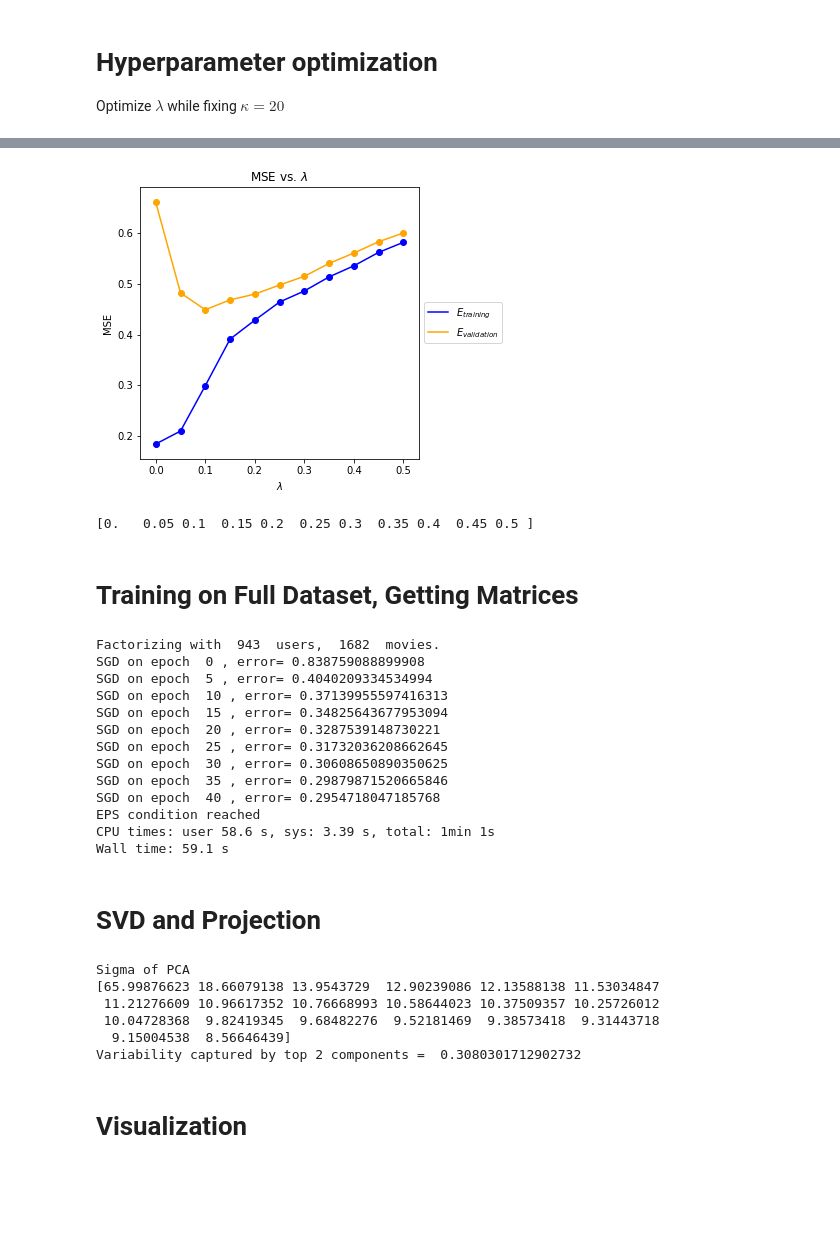
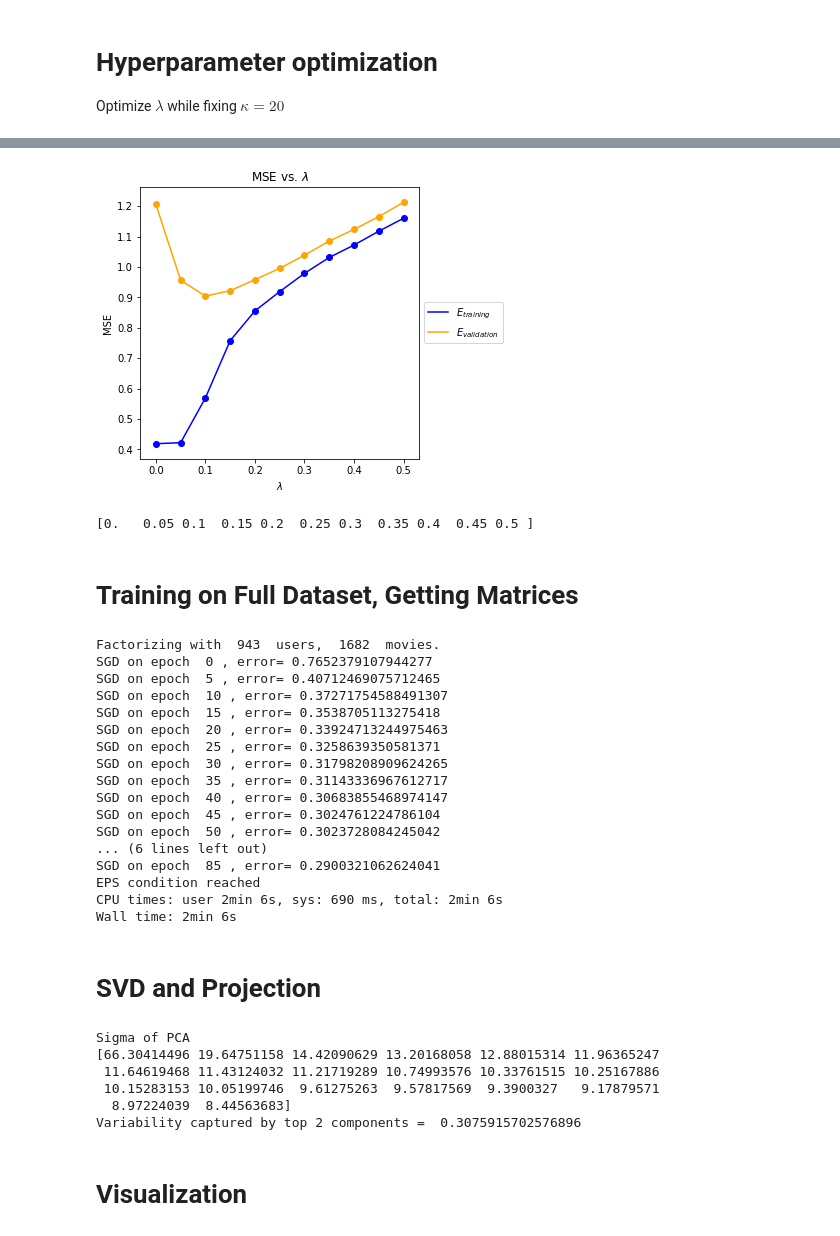
Before and after one commit to miladtaghavi/Miniproject2, a Jupyter notebook: Factorization_NoBias_ZC.ipynb, the cells around one changed output, grey strips where cells are left out. Cells and saved outputs as stored; diff of their text form; code cells hidden in the pictures; blank space fills up the shorter version.

```diff
--- a/Factorization_NoBias_ZC.ipynb
+++ b/Factorization_NoBias_ZC.ipynb
@@ -155,63 +156,73 @@ Wall time: 14min 45s
 # %%
 # Plot values of E_in across k for each value of lambda
 plt.figure(1,figsize=(5,5))
-plt.plot(regs, E_train, label='$E_{training}$',color='blue')
-plt.scatter(regs, E_train,color='blue')
-plt.plot(regs, E_val, label='$E_{validation}$',color='orange')
-plt.scatter(regs, E_val,color='orange')
+plt.plot(regs, 2*E_train, label='$E_{training}$',color='blue')
+plt.scatter(regs, 2*E_train,color='blue')
+plt.plot(regs, 2*E_val, label='$E_{validation}$',color='orange')
+plt.scatter(regs, 2*E_val,color='orange')
 plt.title('MSE vs. $\lambda$')
 plt.xlabel('$\lambda$')
 plt.ylabel('MSE')
 plt.legend(loc='center left', bbox_to_anchor=(1, 0.5))
 plt.savefig('MatrixFactor_hw.png',bbox_inches='tight')
 plt.show()
 print(regs)
 # %% [output]
-[figure, old version]
+[figure, new version]
 [0.   0.05 0.1  0.15 0.2  0.25 0.3  0.35 0.4  0.45 0.5 ]
 # %% [markdown]
 # Training on Full Dataset, Getting Matrices
 # %%
 %%time
+# Load data
+Y_train = np.loadtxt('./data/train.txt').astype(int)
+Y_test = np.loadtxt('./data/test.txt').astype(int)
+full = np.loadtxt("./data/data.txt").astype(int)
+
 M = max(max(Y_train[:,0]), max(Y_test[:,0])).astype(int) # users
 N = max(max(Y_train[:,1]), max(Y_test[:,1])).astype(int) # movies
 print("Factorizing with ", M, " users, ", N, " movies.")
 K=20
-reg = 0.1
+reg = 0.1plt.scatter(V_PCA[:,0],V_PCA[:,1],c=clusters,s=np.sqrt(avgscores)*10,cmap='jet',alpha=0.5)
+
 eta = 0.03 # learning rate
-U,V,err = train_model(M, N, K, eta, reg, Y_train)
+U,V,err = train_model(M, N, K, eta, reg, full)
 # %% [output]
 Factorizing with  943  users,  1682  movies.
-SGD on epoch  0 , error= 0.838759088899908
-SGD on epoch  5 , error= 0.4040209334534994
-SGD on epoch  10 , error= 0.37139955597416313
-SGD on epoch  15 , error= 0.34825643677953094
-SGD on epoch  20 , error= 0.3287539148730221
-SGD on epoch  25 , error= 0.31732036208662645
-SGD on epoch  30 , error= 0.30608650890350625
-SGD on epoch  35 , error= 0.29879871520665846
-SGD on epoch  40 , error= 0.2954718047185768
+SGD on epoch  0 , error= 0.7652379107944277
+SGD on epoch  5 , error= 0.40712469075712465
+SGD on epoch  10 , error= 0.37271754588491307
+SGD on epoch  15 , error= 0.3538705113275418
+SGD on epoch  20 , error= 0.33924713244975463
+SGD on epoch  25 , error= 0.3258639350581371
+SGD on epoch  30 , error= 0.31798208909624265
+SGD on epoch  35 , error= 0.31143336967612717
+SGD on epoch  40 , error= 0.30683855468974147
+SGD on epoch  45 , error= 0.3024761224786104
+SGD on epoch  50 , error= 0.3023728084245042
+... (6 lines left out)
+SGD on epoch  85 , error= 0.2900321062624041
 EPS condition reached
-CPU times: user 58.6 s, sys: 3.39 s, total: 1min 1s
-Wall time: 59.1 s
+CPU times: user 2min 6s, sys: 690 ms, total: 2min 6s
+Wall time: 2min 6s
 # %% [markdown]
 # SVD and Projection
 # %%
 # Do SVD (singular value decomposition) on the matrices
 A, Sigma, B = np.linalg.svd(V, full_matrices=False) # V = A @ np.diag(Sigma) @ B
 # Get PCA representation of movie vector V
-V_PCA = np.dot(A[:2],V.T).T
+V_PCA = np.dot(A[0:2],V.T).T
 
 print('Sigma of PCA')
 print(Sigma)
 print('Variability captured by top 2 components = ',(Sigma[0]+Sigma[1])/np.sum(Sigma))
 # %% [output]
 Sigma of PCA
-[65.99876623 18.66079138 13.9543729  12.90239086 12.13588138 11.53034847
- 11.21276609 10.96617352 10.76668993 10.58644023 10.37509357 10.25726012
- 10.04728368  9.82419345  9.68482276  9.52181469  9.38573418  9.31443718
-  9.15004538  8.56646439]
-Variability captured by top 2 components =  0.3080301712902732
+[66.30414496 19.64751158 14.42090629 13.20168058 12.88015314 11.96365247
+ 11.64619468 11.43124032 11.21719289 10.74993576 10.33761515 10.25167886
+ 10.15283153 10.05199746  9.61275263  9.57817569  9.3900327   9.17879571
+  8.97224039  8.44563683]
+Variability captured by top 2 components =  0.3075915702576896
 # %% [markdown]
 # Visualization
 # %%
```
Also changed, not shown: parts of 7 cells of this notebook, 1 other file.
